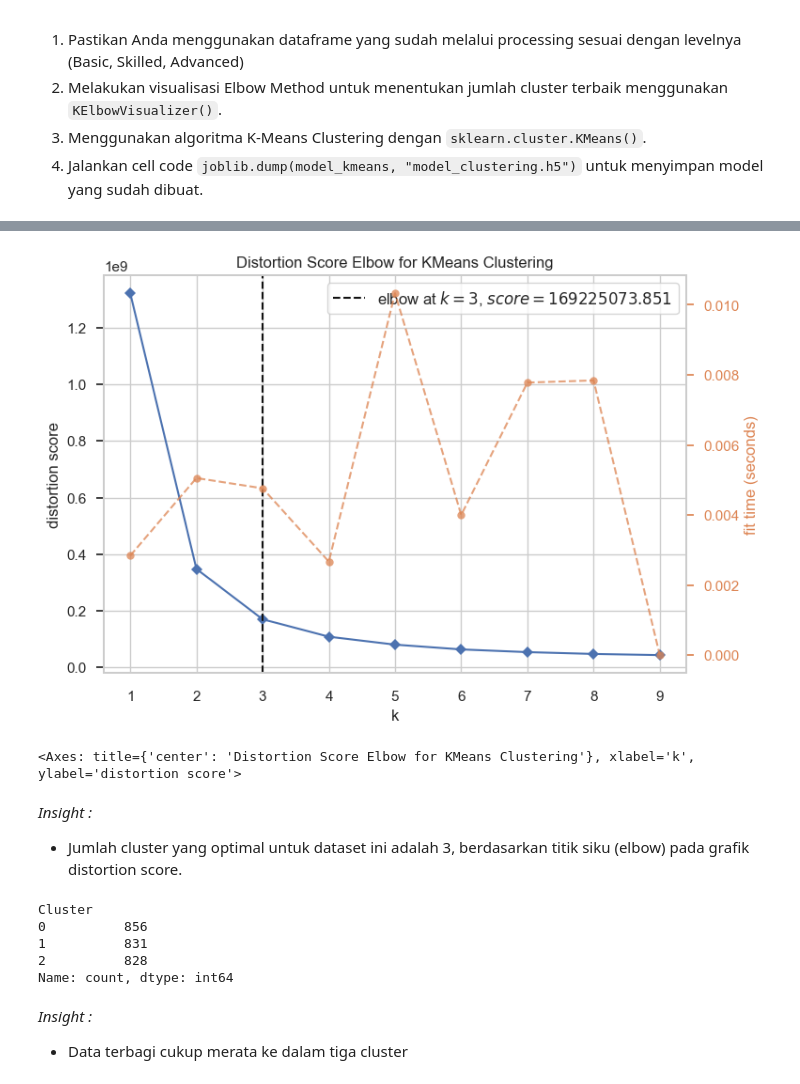
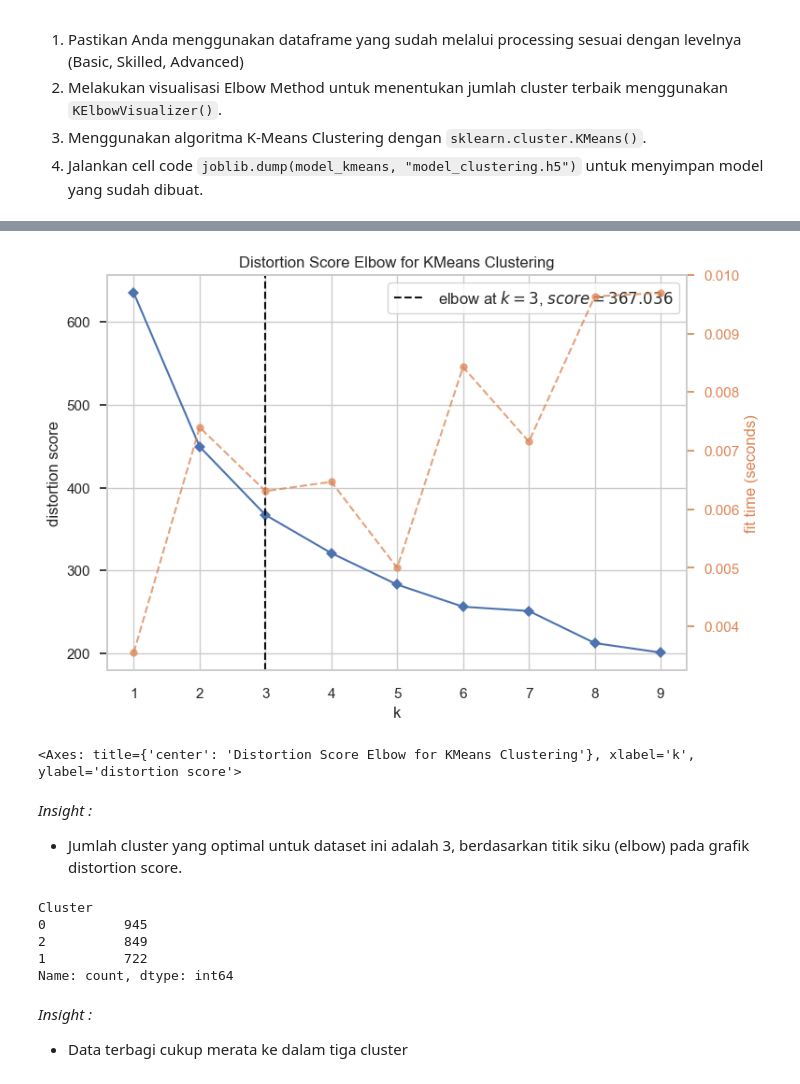
Before and after one commit to setiady16/BMLP_DIMAS-SETIADY, a Jupyter notebook: [Clustering]_Submission_Akhir_BMLP_Dimas_Setiady.ipynb, the cells around one changed output, grey strips where cells are left out. Saved outputs shown, nothing was run; the diff lists cells and outputs as text; code cells hidden in the pictures.

```diff
--- a/[Clustering]_Submission_Akhir_BMLP_Dimas_Setiady.ipynb
+++ b/[Clustering]_Submission_Akhir_BMLP_Dimas_Setiady.ipynb
@@ -534,14 +495,0 @@ print(df.columns.tolist())
-# %%
-# Menangani data yang hilang (bisa menggunakan dropna() atau metode imputasi fillna()).
-
-# Numerik: imputasi mean
-num_cols = df.select_dtypes(include=['float64', 'int64']).columns
-df[num_cols] = df[num_cols].fillna(df[num_cols].mean())
-
-# Kategorikal: imputasi modus
-cat_cols = df.select_dtypes(include=['object']).columns
-for col in cat_cols:
-    df[col] = df[col].fillna(df[col].mode()[0])
-
-print("\nMissing values setelah imputasi:")
-print(df.isnull().sum())
@@ -567,6 +495,0 @@ dtype: int64
-# %%
-# Menghapus data duplikat menggunakan drop_duplicates().
-
-# Hapus data duplikat jika ada
-df = df.drop_duplicates()
-print("\nData setelah hapus duplikat:", df.shape)
@@ -771,26 +686,28 @@ df.describe()
 # %%
 # Melakukan visualisasi Elbow Method menggunakan KElbowVisualizer()
 
 from sklearn.cluster import KMeans
 from yellowbrick.cluster import KElbowVisualizer
 import matplotlib.pyplot as plt
 
 # Inisialisasi model KMeans
 model = KMeans(random_state=42)
 
-# Pilih fitur yang akan digunakan untuk clustering
-features = df.select_dtypes(include=['float64', 'int64'])
+# Pilih hanya fitur numerik yang tidak redundan
+features = df[[
+    'TransactionAmount',
+    'CustomerAge',
+    'TransactionDuration',
+    'LoginAttempts',
+    'AccountBalance'
+]]
 
 # Visualisasi Elbow Method untuk menentukan jumlah cluster terbaik (misal range 1-10)
-visualizer = KElbowVisualizer(model, k=(1,10))
-
-# Fit data ke visualizer
-visualizer.fit(features)
-
-# Tampilkan plot
-visualizer.show()
+visualizer = KElbowVisualizer(model, k=(1, 10))
+visualizer.fit(features)  # Fit data ke visualizer
+visualizer.show()         # Tampilkan plot
 # %% [output]
-[figure, old version]
+[figure, new version]
 <Axes: title={'center': 'Distortion Score Elbow for KMeans Clustering'}, xlabel='k', ylabel='distortion score'>
 # %% [markdown]
 *Insight :*
@@ -814,9 +731,9 @@ df['Cluster'] = model_kmeans.labels_
 print(df[['Cluster']].value_counts())
 # %% [output]
 Cluster
-0          856
-1          831
-2          828
+0          945
+2          849
+1          722
 Name: count, dtype: int64
 # %% [markdown]
 *Insight :*
```
Also changed, not shown: parts of 49 cells of this notebook, 8 other files.
